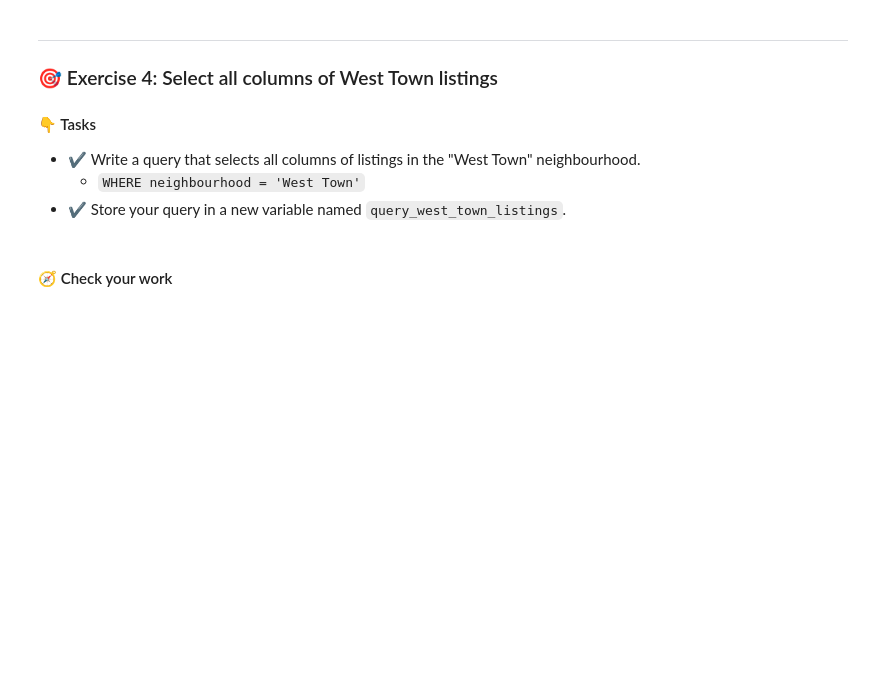
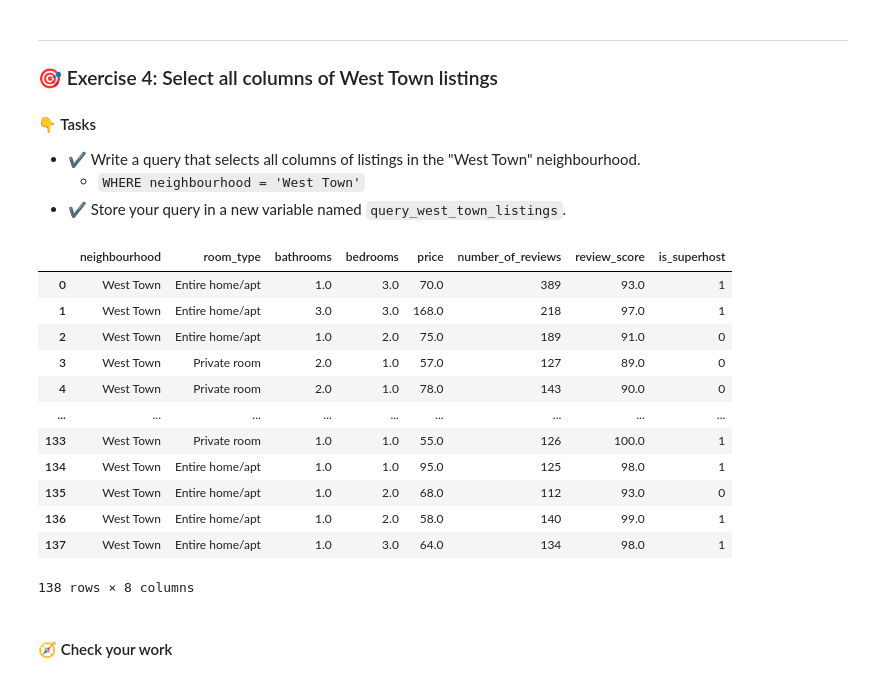
Before and after one commit to JordanBaker78/Data205_JordanBaker, a Jupyter notebook: DATA_205_CRUD_with_SQL.ipynb, the cells around one changed output. Drawn from its saved outputs; the diff is of its cells as text; code cells hidden in the pictures; blank space fills up the shorter version.

```diff
--- a/DATA_205_CRUD_with_SQL.ipynb
+++ b/DATA_205_CRUD_with_SQL.ipynb
@@ -353,19 +408,37 @@ conn.close()
 - ✔️ Store your query in a new variable named `query_west_town_listings`.
 # %%
 ### BEGIN SOLUTION
-
+query_west_town_listings = '''
+SELECT *
+FROM listings
+WHERE neighbourhood = 'West Town'
+'''
 
 
 
 
 ### END SOLUTION
 
 conn = sqlite3.connect('airbnb.db')
 
 df_result = pd.read_sql_query(query_west_town_listings, con=conn)
 display(df_result)
 
 conn.close()
+# %% [output]
+|  | neighbourhood | room_type | bathrooms | bedrooms | price | number_of_reviews | review_score | is_superhost |
+| 0 | West Town | Entire home/apt | 1.0 | 3.0 | 70.0 | 389 | 93.0 | 1 |
+| 1 | West Town | Entire home/apt | 3.0 | 3.0 | 168.0 | 218 | 97.0 | 1 |
+| 2 | West Town | Entire home/apt | 1.0 | 2.0 | 75.0 | 189 | 91.0 | 0 |
+| 3 | West Town | Private room | 2.0 | 1.0 | 57.0 | 127 | 89.0 | 0 |
+| 4 | West Town | Private room | 2.0 | 1.0 | 78.0 | 143 | 90.0 | 0 |
+| ... | ... | ... | ... | ... | ... | ... | ... | ... |
+| 133 | West Town | Private room | 1.0 | 1.0 | 55.0 | 126 | 100.0 | 1 |
+| 134 | West Town | Entire home/apt | 1.0 | 1.0 | 95.0 | 125 | 98.0 | 1 |
+| 135 | West Town | Entire home/apt | 1.0 | 2.0 | 68.0 | 112 | 93.0 | 0 |
+| 136 | West Town | Entire home/apt | 1.0 | 2.0 | 58.0 | 140 | 99.0 | 1 |
+| 137 | West Town | Entire home/apt | 1.0 | 3.0 | 64.0 | 134 | 98.0 | 1 |
+138 rows × 8 columns
 # %% [markdown]
 #### 🧭 Check your work
 # %%
```
Also changed, not shown: parts of 13 cells of this notebook.
